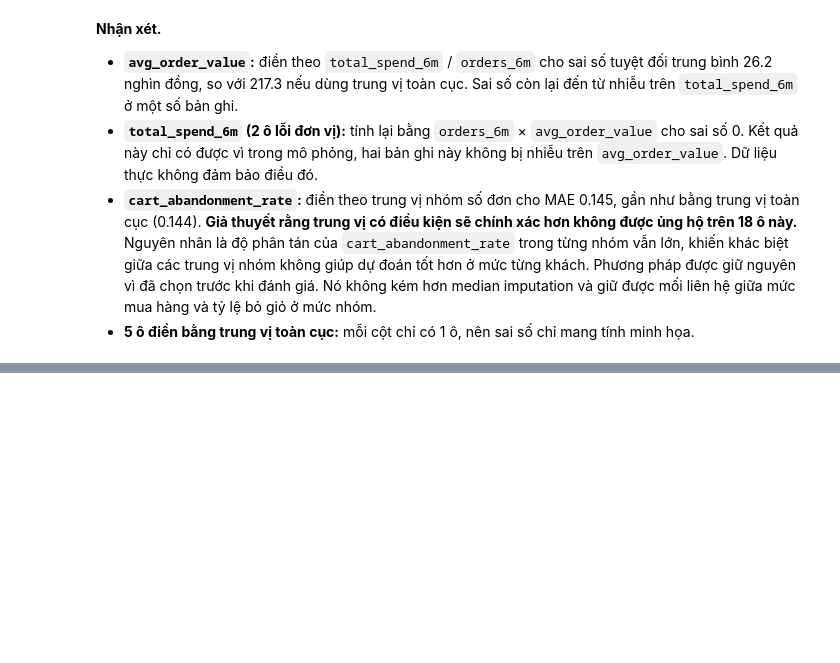
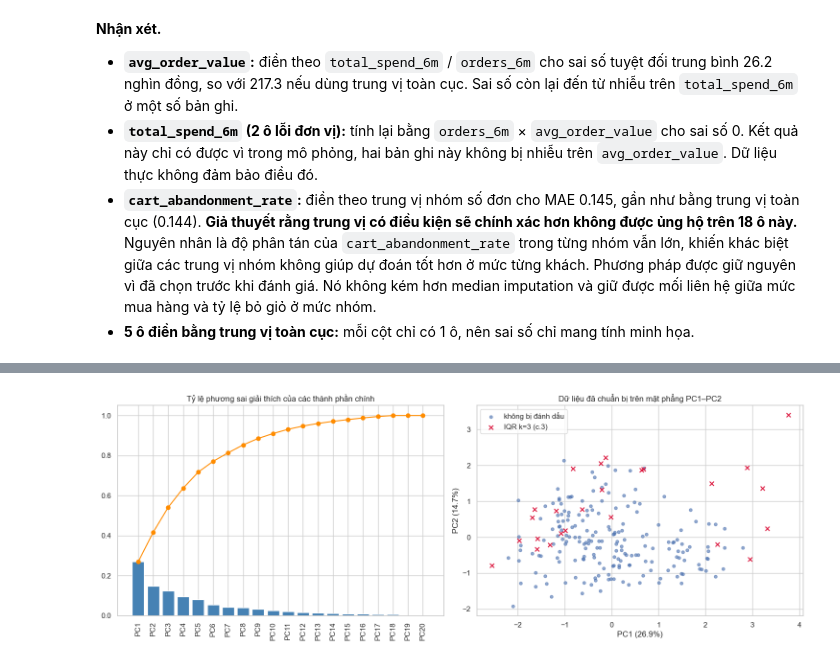
Before and after one commit to Longkyoladn/Datamining-, a Jupyter notebook: customer_segmentation/notebooks/customer_segmentation.ipynb, the cells around one changed output, grey strips where cells are left out. Cells and saved outputs as stored; diff of their text form; code cells hidden in the pictures; blank space fills up the shorter version.

```diff
--- a/customer_segmentation/notebooks/customer_segmentation.ipynb
+++ b/customer_segmentation/notebooks/customer_segmentation.ipynb
@@ -1771,0 +1781,7 @@ imputation_eval.groupby(["column", "method"]).agg(
+# %%
+prepared_input = pd.read_csv(DATA_DIR / "customers_preprocessed.csv")
+assert prepared_input[INPUT_FEATURES].notna().all().all()
+
+pre_spearman = prepared_input[NUMERIC_FEATURES].corr(method="spearman")
+strong_pairs = correlated_pairs(prepared_input[NUMERIC_FEATURES].corr(), pre_spearman, threshold=0.5)
+strong_pairs.round(3)
@@ -1771,0 +1984,13 @@ imputation_eval.groupby(["column", "method"]).agg(
+# %%
+pca_full = PCA(random_state=SEED).fit(feature_matrix)
+explained = pd.DataFrame({
+    "explained_variance_ratio": pca_full.explained_variance_ratio_,
+    "cumulative": np.cumsum(pca_full.explained_variance_ratio_),
+}, index=[f"PC{i}" for i in range(1, len(FEATURE_COLUMNS) + 1)])
+print(explained.head(8).round(3).to_string())
+
+loadings = pd.DataFrame(pca_full.components_[:2].T, index=FEATURE_COLUMNS, columns=["PC1", "PC2"])
+print("\nTop loadings:")
+for pc in ["PC1", "PC2"]:
+    top = loadings[pc].abs().sort_values(ascending=False).head(5).index
+    print(pc, ", ".join(f"{c} ({loadings.at[c, pc]:+.2f})" for c in top))
@@ -1771,0 +2011,22 @@ imputation_eval.groupby(["column", "method"]).agg(
+# %%
+pca_2d = pca_full.transform(feature_matrix)[:, :2]
+is_extreme = extreme_flags.any(axis=1).to_numpy()
+
+fig, axes = plt.subplots(1, 2, figsize=(15, 5.5))
+axes[0].bar(explained.index, explained["explained_variance_ratio"], color="steelblue")
+axes[0].plot(explained.index, explained["cumulative"], color="darkorange", marker="o")
+axes[0].set_title("Tỷ lệ phương sai giải thích của các thành phần chính")
+axes[0].tick_params(axis="x", rotation=90)
+
+axes[1].scatter(pca_2d[~is_extreme, 0], pca_2d[~is_extreme, 1], s=20, alpha=0.6, label="không bị đánh dấu")
+axes[1].scatter(pca_2d[is_extreme, 0], pca_2d[is_extreme, 1], s=40, color="crimson", marker="x",
+                label="IQR k=3 (c.3)")
+axes[1].set_xlabel(f"PC1 ({explained.iloc[0, 0]:.1%})")
+axes[1].set_ylabel(f"PC2 ({explained.iloc[1, 0]:.1%})")
+axes[1].set_title("Dữ liệu đã chuẩn bị trên mặt phẳng PC1–PC2")
+axes[1].legend()
+fig.tight_layout()
+fig.savefig(FIGURE_DIR / "d_pca_overview.png", dpi=150)
+plt.show()
+# %% [output]
+[figure, added]
```
Also changed, not shown: parts of 17 cells of this notebook, 3 other files.
